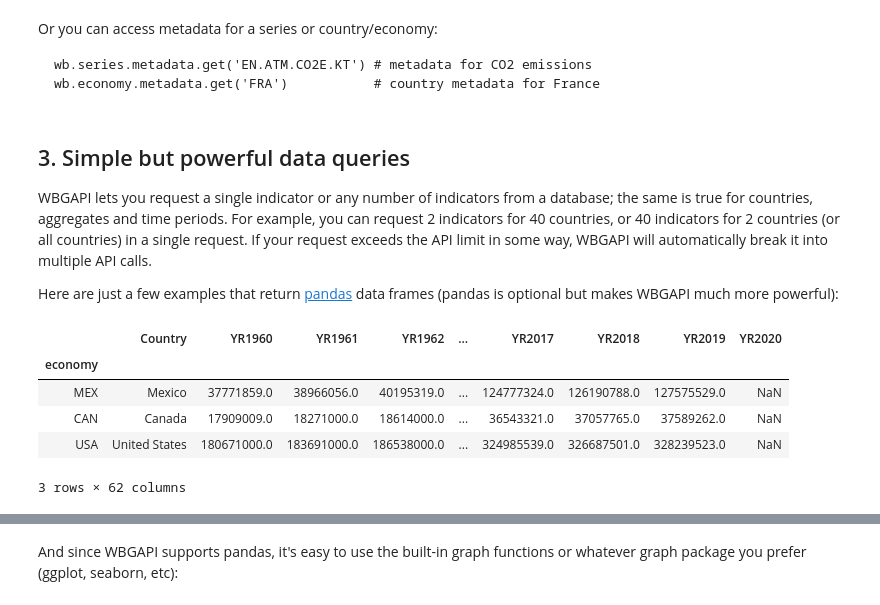
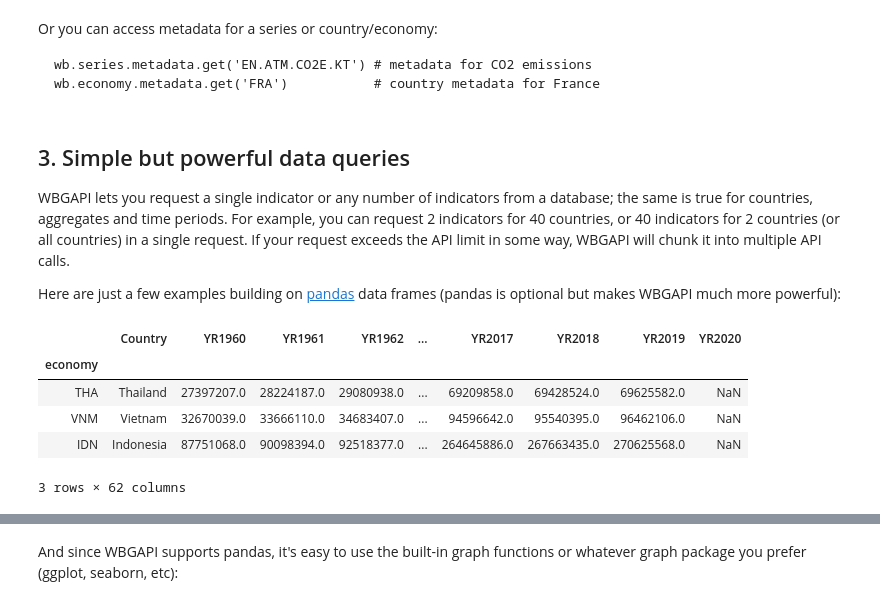
Before and after one commit to tgherzog/wbgapi, a Jupyter notebook: examples/blog-post-for-v1.0.4.ipynb, the cells around one changed output, grey strips where cells are left out. Drawn from its saved outputs; the diff is of its cells as text; code cells hidden in the pictures.

```diff
--- a/examples/blog-post-for-v1.0.4.ipynb
+++ b/examples/blog-post-for-v1.0.4.ipynb
@@ -116,18 +116,18 @@ wb.economy.metadata.get('FRA')           # country metadata for France
 # %% [markdown]
 ## 3. Simple but powerful data queries ##
 
-WBGAPI lets you request a single indicator or any number of indicators from a database; the same is true for countries, aggregates and time periods. For example, you can request 2 indicators for 40 countries, or 40 indicators for 2 countries (or all countries) in a single request. If your request exceeds the API limit in some way, WBGAPI will automatically break it into multiple API calls.
+WBGAPI lets you request a single indicator or any number of indicators from a database; the same is true for countries, aggregates and time periods. For example, you can request 2 indicators for 40 countries, or 40 indicators for 2 countries (or all countries) in a single request. If your request exceeds the API limit in some way, WBGAPI will chunk it into multiple API calls.
 
-Here are just a few examples that return [pandas](https://pandas.pydata.org) data frames (pandas is optional but makes WBGAPI much more powerful):
+Here are just a few examples building on [pandas](https://pandas.pydata.org) data frames (pandas is optional but makes WBGAPI much more powerful):
 # %%
 # population for 3 countries (all time periods by default)
-wb.data.DataFrame('SP.POP.TOTL', ['USA', 'CAN', 'MEX'], labels=True)
+wb.data.DataFrame('SP.POP.TOTL', ['IDN', 'VNM', 'THA'], labels=True)
 # %% [output]
 |  | Country | YR1960 | YR1961 | YR1962 | ... | YR2017 | YR2018 | YR2019 | YR2020 |
 | economy |  |  |  |  |  |  |  |  |  |
-| MEX | Mexico | 37771859.0 | 38966056.0 | 40195319.0 | ... | 124777324.0 | 126190788.0 | 127575529.0 | NaN |
-| CAN | Canada | 17909009.0 | 18271000.0 | 18614000.0 | ... | 36543321.0 | 37057765.0 | 37589262.0 | NaN |
-| USA | United States | 180671000.0 | 183691000.0 | 186538000.0 | ... | 324985539.0 | 326687501.0 | 328239523.0 | NaN |
+| THA | Thailand | 27397207.0 | 28224187.0 | 29080938.0 | ... | 69209858.0 | 69428524.0 | 69625582.0 | NaN |
+| VNM | Vietnam | 32670039.0 | 33666110.0 | 34683407.0 | ... | 94596642.0 | 95540395.0 | 96462106.0 | NaN |
+| IDN | Indonesia | 87751068.0 | 90098394.0 | 92518377.0 | ... | 264645886.0 | 267663435.0 | 270625568.0 | NaN |
 3 rows × 62 columns
 # %%
 # Indicators in the Health topic (8) for Kenya in 5-year increments
```
Also changed, not shown: parts of 8 cells of this notebook.
